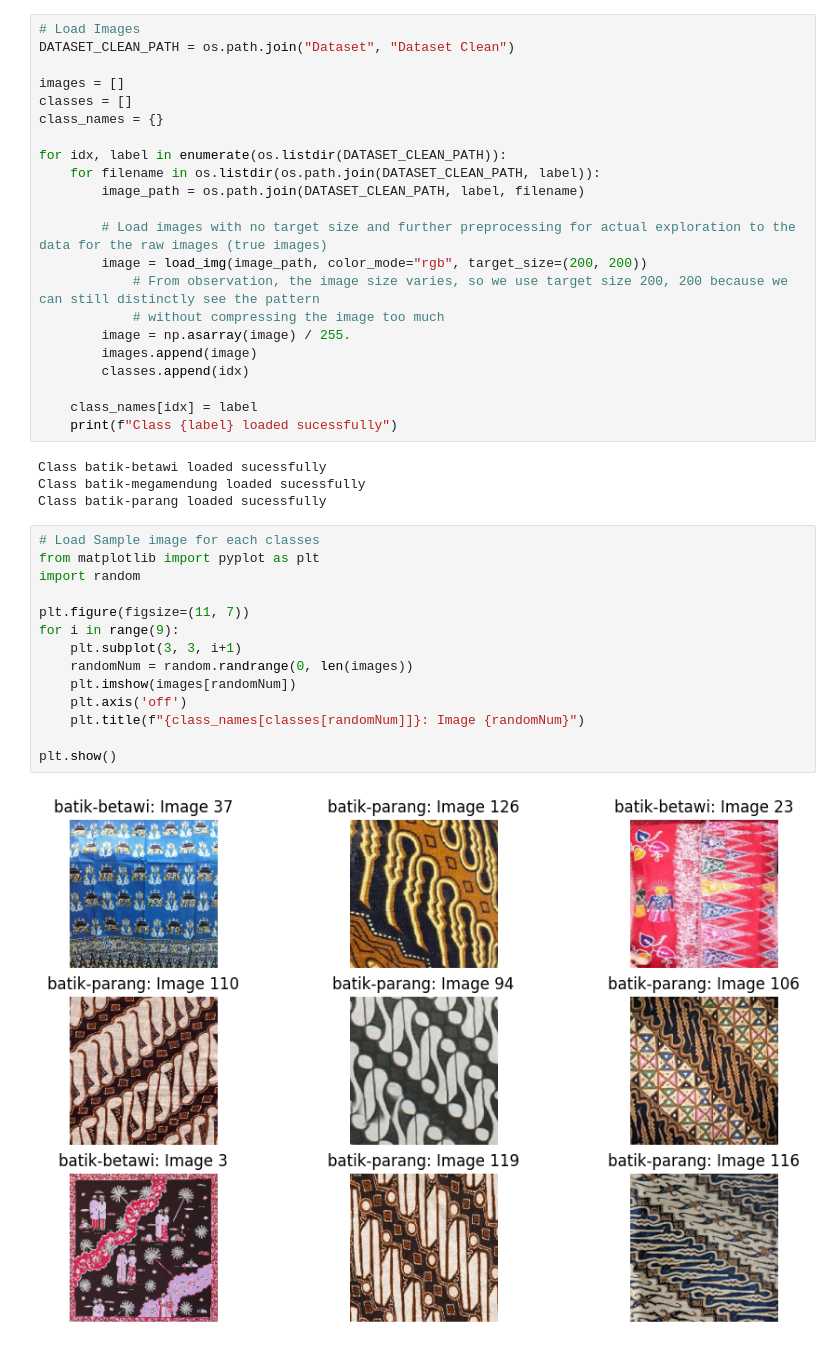
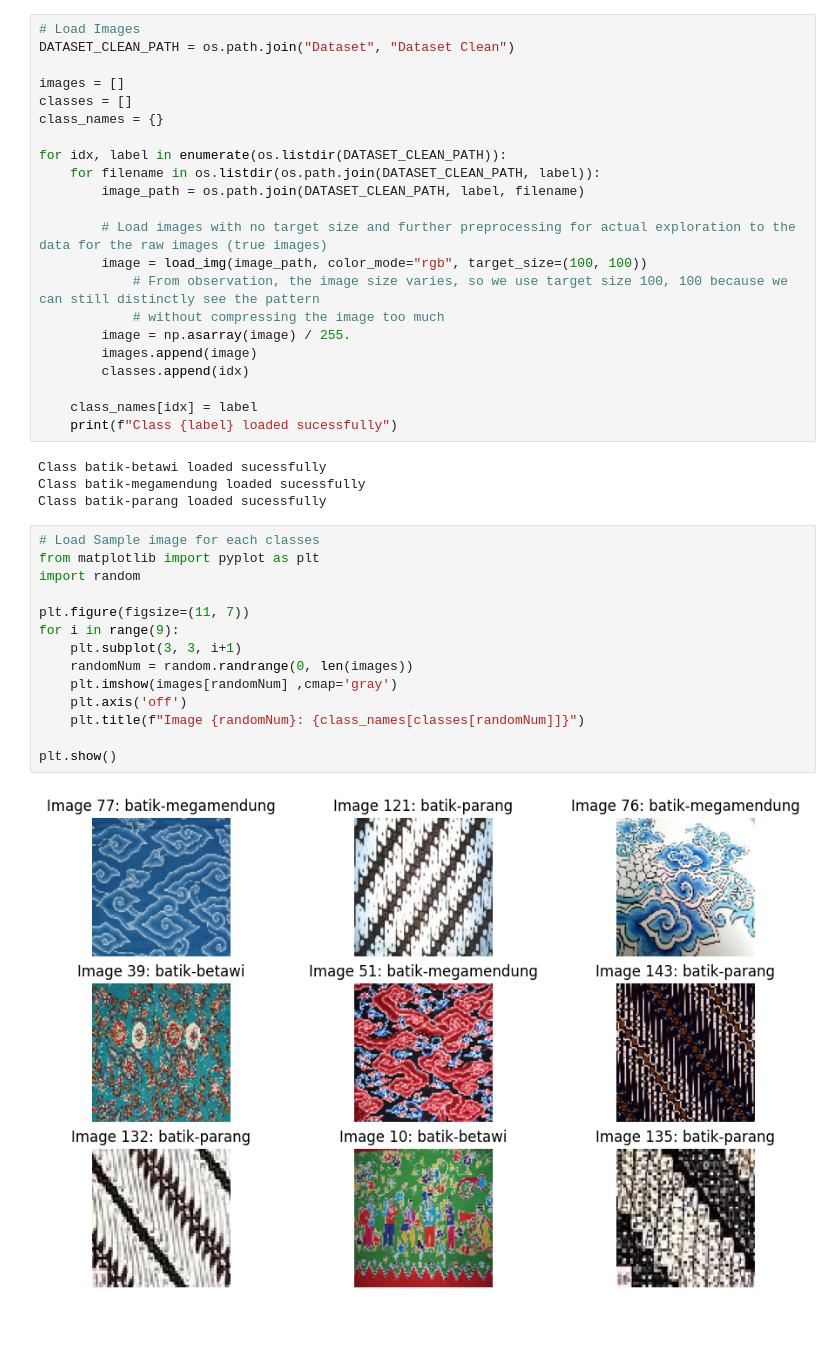
Before and after one commit to vncnttan/binus-aol-deep-learning-indonesian-batik-motifs, a Jupyter notebook: 2. DCNN from scratch.ipynb, the cells around one changed output. Cells and saved outputs as stored; diff of their text form.

```diff
--- a/2. DCNN from scratch.ipynb
+++ b/2. DCNN from scratch.ipynb
@@ -17,8 +17,8 @@ for idx, label in enumerate(os.listdir(DATASET_CLEAN_PATH)):
         image_path = os.path.join(DATASET_CLEAN_PATH, label, filename)
 
         # Load images with no target size and further preprocessing for actual exploration to the data for the raw images (true images)
-        image = load_img(image_path, color_mode="rgb", target_size=(200, 200))
-            # From observation, the image size varies, so we use target size 200, 200 because we can still distinctly see the pattern
+        image = load_img(image_path, color_mode="rgb", target_size=(100, 100))
+            # From observation, the image size varies, so we use target size 100, 100 because we can still distinctly see the pattern
             # without compressing the image too much
         image = np.asarray(image) / 255.
         images.append(image)
@@ -33,16 +33,16 @@ Class batik-parang loaded sucessfully
 # %%
 # Load Sample image for each classes
 from matplotlib import pyplot as plt
 import random
 
 plt.figure(figsize=(11, 7))
 for i in range(9):
     plt.subplot(3, 3, i+1)
     randomNum = random.randrange(0, len(images))
-    plt.imshow(images[randomNum])
+    plt.imshow(images[randomNum] ,cmap='gray')
     plt.axis('off')
-    plt.title(f"{class_names[classes[randomNum]]}: Image {randomNum}")
+    plt.title(f"Image {randomNum}: {class_names[classes[randomNum]]}")
 
 plt.show()
 # %% [output]
-[figure, old version]
+[figure, new version]
```
Also changed, not shown: parts of 13 cells of this notebook, 1 other file.
